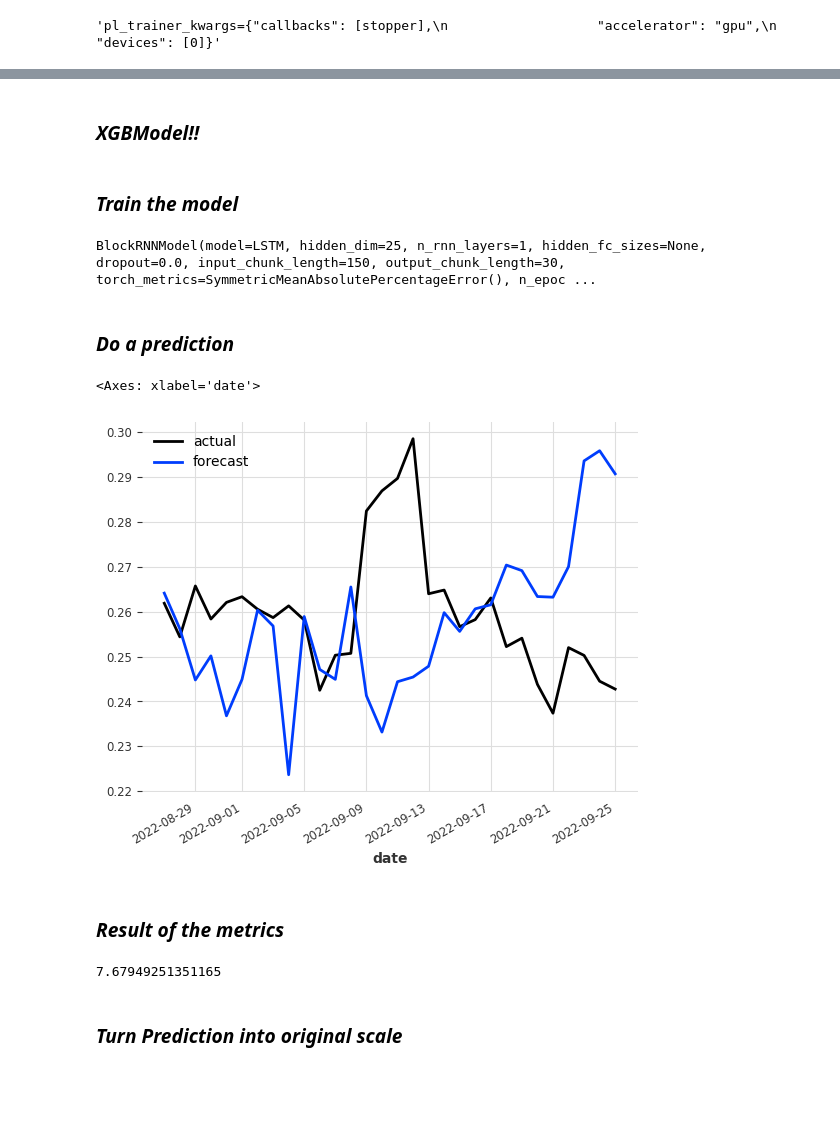
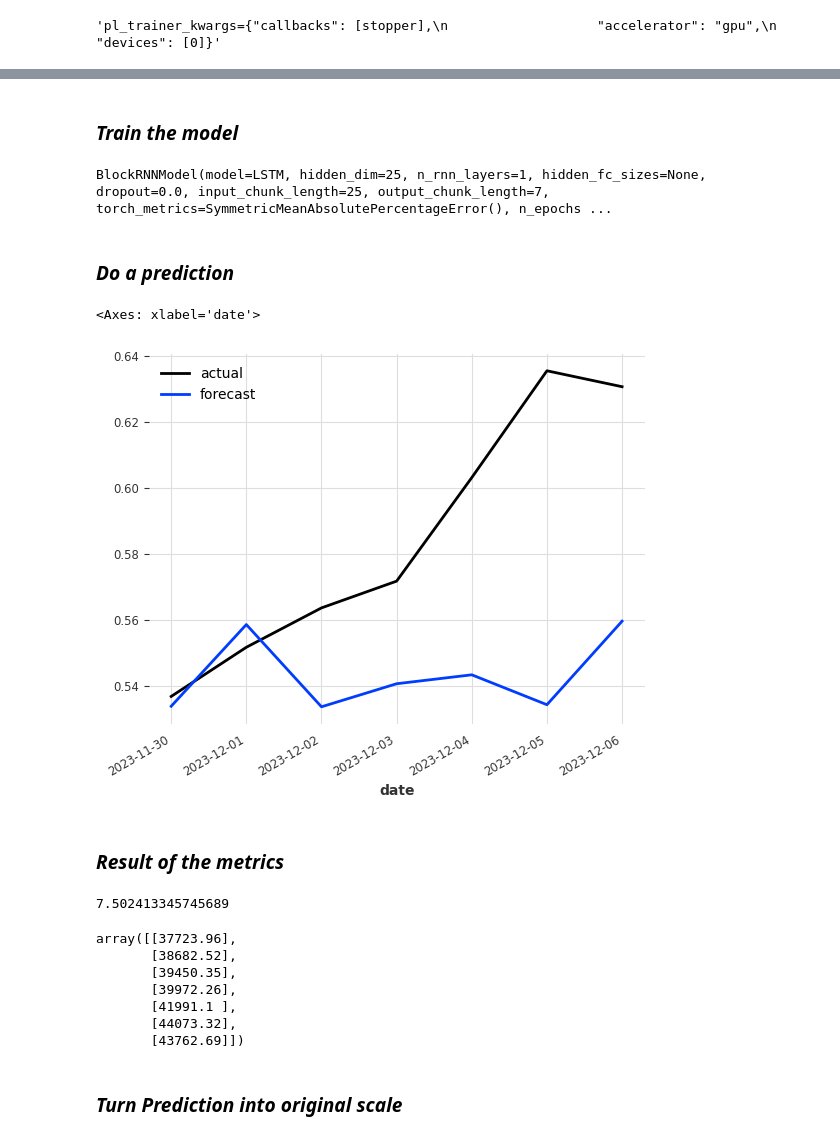
Before and after one commit to E-Brown96/crypto_market_assistant, a Jupyter notebook: notebooks/notebook_edwin.ipynb, the cells around one changed output, grey strips where cells are left out. Saved outputs shown, nothing was run; the diff lists cells and outputs as text; code cells hidden in the pictures; blank space fills up the shorter version.

Commit message:
darts model at 7.3

```diff
--- a/notebooks/notebook_edwin.ipynb
+++ b/notebooks/notebook_edwin.ipynb
@@ -62,3 +80,3 @@ from crypto_assist.data_preprocess import preprocessor_not_scaled
 # %%
-df = preprocessor_not_scaled('BTCUSDT_daily_Binance.csv','final_text_df.csv','social_number_data.csv','FearAndGreedIndex.csv')
+df = preprocessor_not_scaled('BTCUSDT_daily.csv','final_text_df.csv','social_number_data.csv','FearAndGreedIndex.csv')
 # %% [output]
@@ -103,3 +114,5 @@ df
+# %%
+df.drop(columns=["RSI"], inplace=True)
 # %% [markdown]
 ### __*Scaling and Converting the data*__
 # %%
@@ -155,3 +167,5 @@ val.plot(label="validation")
+# %%
+val,test = (val).split_before(0.5)
 # %% [markdown]
 ### __*Setup Earlystopping and the train on GPU*__
 # %%
@@ -178,8 +192,8 @@ stopper = EarlyStopping(
 
 model_covariates = BlockRNNModel(
     model="LSTM",
-    input_chunk_length=150,
-    output_chunk_length=30,
+    input_chunk_length=25,
+    output_chunk_length=7,
     #dropout=0.2,
     torch_metrics= SymmetricMeanAbsolutePercentageError(),
     n_epochs=100,
@@ -207,2 +202,0 @@ pred.values()
-# %% [markdown]
-### __*XGBModel!!*__
@@ -230,27 +211,38 @@ model_covariates.fit(
     verbose=True,
 )
 # %% [output]
-BlockRNNModel(model=LSTM, hidden_dim=25, n_rnn_layers=1, hidden_fc_sizes=None, dropout=0.0, input_chunk_length=150, output_chunk_length=30, torch_metrics=SymmetricMeanAbsolutePercentageError(), n_epoc ...
+BlockRNNModel(model=LSTM, hidden_dim=25, n_rnn_layers=1, hidden_fc_sizes=None, dropout=0.0, input_chunk_length=25, output_chunk_length=7, torch_metrics=SymmetricMeanAbsolutePercentageError(), n_epochs ...
 # %% [markdown]
 ### __*Do a prediction*__
 # %%
-pred_cov = model_covariates.predict(n=30,                        # n of days to predict
-                                 series=train["close"][-150:],       # target input for prediction
-                                 past_covariates=train[-150:]) # past-covariates input for prediction
+pred_cov = model_covariates.predict(n=7,                        # n of days to predict
+                                 series=test["close"][-25-7:-7],       # target input for prediction
+                                 past_covariates=test[-25-7:-7]) # past-covariates input for prediction
 
-val[:30]["close"].plot(label="actual")
+test[-7:]["close"].plot(label="actual")
 pred_cov.plot(label="forecast")
 # %% [output]
 <Axes: xlabel='date'>
-[figure, old version]
+[figure, new version]
 # %% [markdown]
 ### __*Result of the metrics*__
 # %%
 # check the SMAPE error
 
-smape(val['close'][:30], pred_cov)
+smape(test['close'][-7:], pred_cov)
 # %% [output]
-7.67949251351165
+7.502413345745689
+# %%
+#Real Data
+ts_scaler_target.inverse_transform(test['close'][-7:]).values()
+# %% [output]
+array([[37723.96],
+       [38682.52],
+       [39450.35],
+       [39972.26],
+       [41991.1 ],
+       [44073.32],
+       [43762.69]])
 # %% [markdown]
 ### __*Turn Prediction into original scale*__
 # %%
```
Also changed, not shown: parts of 18 cells of this notebook.
